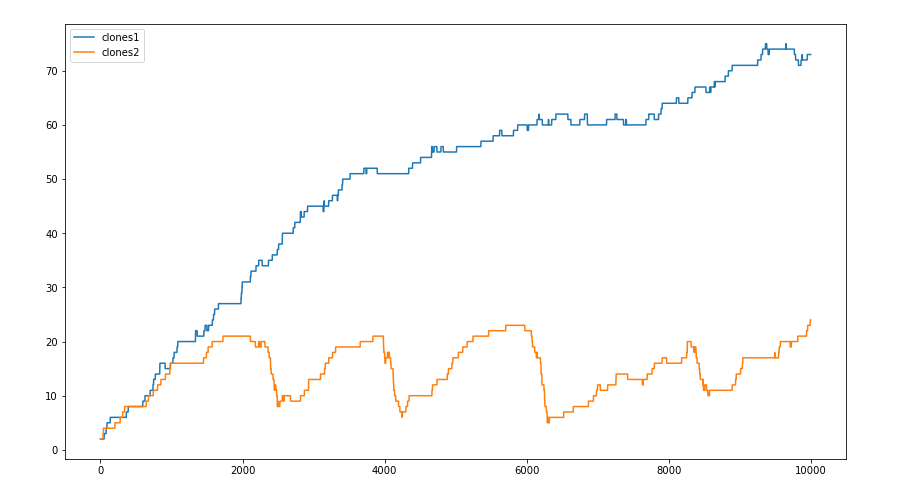
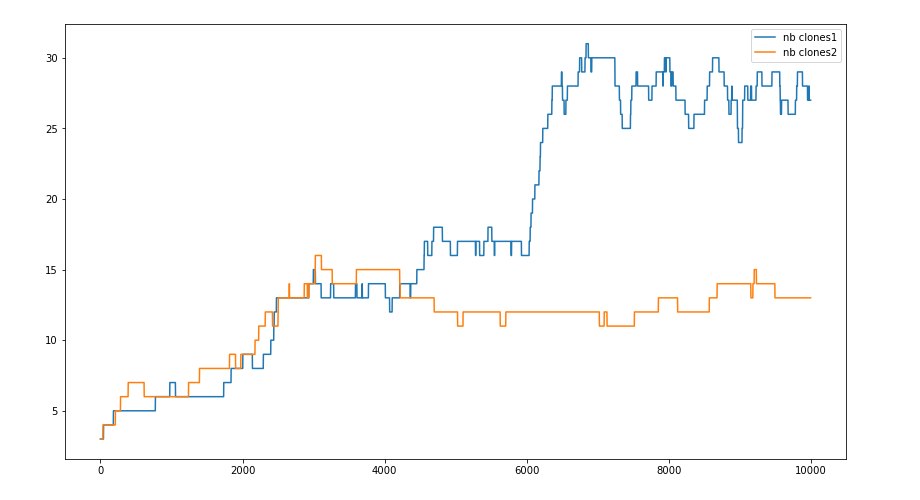
Before and after one commit to neonicoo/tumor-evolution-modeling, a Jupyter notebook: biological-network-mini-project.ipynb, the cells around one changed output. Drawn from its saved outputs; the diff is of its cells as text; code cells hidden in the pictures.

```diff
--- a/biological-network-mini-project.ipynb
+++ b/biological-network-mini-project.ipynb
@@ -176,7 +167,7 @@ def run (nb_runs=10000, N=1000, prop_cancer=0.1, omega=0.2, alpha=0.5, T=20, tre
     nb_normal_cells = []
     nb_cancer_cells = []
     nb_clones = []
-    averages_clones_fitness = []
+    averages_fitness = []
 
     for i in range (nb_runs):
         #random.seed(time.time())
@@ -190,7 +181,7 @@ def run (nb_runs=10000, N=1000, prop_cancer=0.1, omega=0.2, alpha=0.5, T=20, tre
         nb_normal_cells.append(my_tissue.stats()[1])
         nb_cancer_cells.append(my_tissue.stats()[2])
         nb_clones.append(my_tissue.stats()[3])
-        averages_clones_fitness.append(my_tissue.stats()[4])
+        averages_fitness.append(my_tissue.stats()[4])
 
     if verbose :
         print ( "Statistics after", nb_runs, "runs : ")
@@ -198,18 +189,18 @@ def run (nb_runs=10000, N=1000, prop_cancer=0.1, omega=0.2, alpha=0.5, T=20, tre
         #print ("\n")
         #print(my_tissue.clones_pop)
 
-    return ( (nb_cells, nb_normal_cells, nb_cancer_cells, nb_clones, averages_clones_fitness))
+    return ( (nb_cells, nb_normal_cells, nb_cancer_cells, nb_clones, averages_fitness))
     #return (my_tissue.pop)
 # %%
-nb_init_clones = 2
+nb_init_clones = 3
 clones_init = {0: {"fitness" : 1,"mu": 0.001, "freq" : 0}}
 
 for i in range(1,nb_init_clones+1):
-    clones_init[i] = clones_init.get(i, {"fitness" :round(random.uniform(0,1), 3),
+    clones_init[i] = clones_init.get(i, {"fitness" :round(random.uniform(0,2), 3),
                                          "mu": round(random.uniform(0, 0.02), 4),
                                         "freq" : 0})
 # %%
 #Without treatment :
-simulation1 = run(nb_runs=10000, N=1000, prop_cancer= 0.1, treatment=False, verbose=True, clones_init=clones_init)
+simulation1 = run(nb_runs=10000, N=2000, prop_cancer= 0.1, treatment=False, verbose=True, clones_init=clones_init)
 # %% [output]
 Initilisation :
@@ -230,5 +221,5 @@ plt.show()
 # %%
 #With treatment :
-simulation2 = run (nb_runs=10000, N=2000, prop_cancer=0.05, omega=0.25, alpha=0.5, T=20, treatment=True, nb_treatments=3, verbose=True, weighted_apoptosis = True, clones_init=clones_init)
+simulation2 = run (nb_runs=10000, N=2000, prop_cancer=0.1, omega=0.25, alpha=0.5, T=10, treatment=True, nb_treatments=2, verbose=True, weighted_apoptosis = True, clones_init=clones_init)
 # %% [output]
 Initilisation :
@@ -249,11 +240,11 @@ plt.show()
 # %%
 plt.figure(figsize=(14, 8))
-plt.plot(range(10000), simulation1[3], label = "clones1")
-plt.plot(range(10000), simulation2[3], label = "clones2")
+plt.plot(range(10000), simulation1[3], label = "nb clones1")
+plt.plot(range(10000), simulation2[3], label = "nb clones2")
 plt.legend()
 plt.show()
 # %% [output]
-[figure, old version]
+[figure, new version]
 # %%
 plt.figure(figsize=(14, 8))
 plt.plot(range(10000), simulation1[4], label = "avg fitness 1")
```
Also changed, not shown: parts of 9 cells of this notebook.
